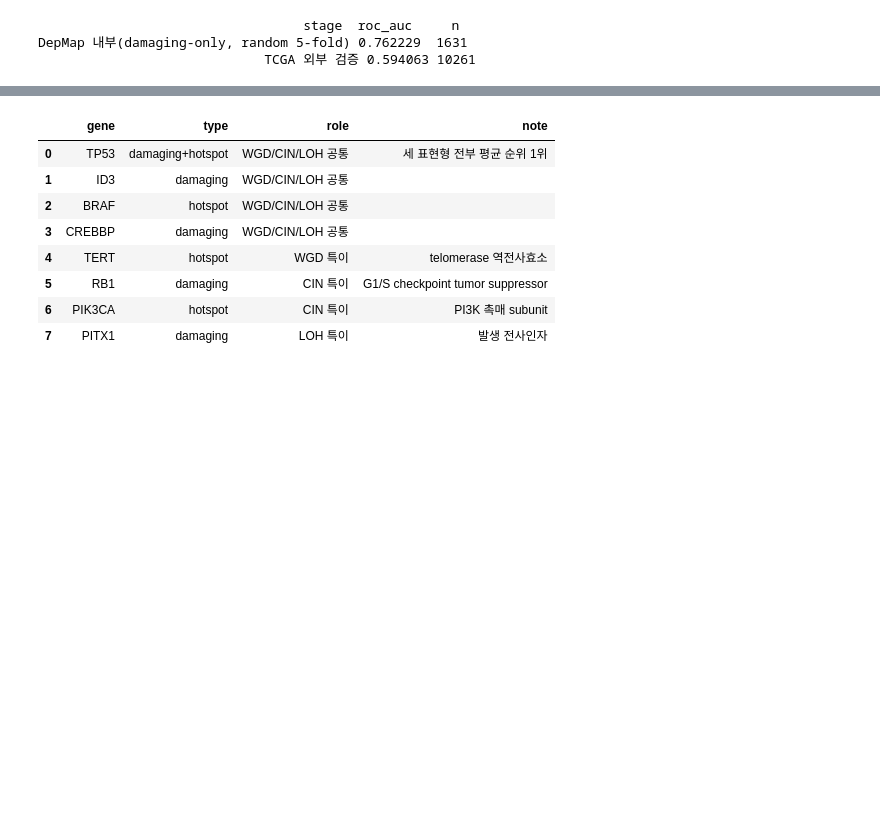
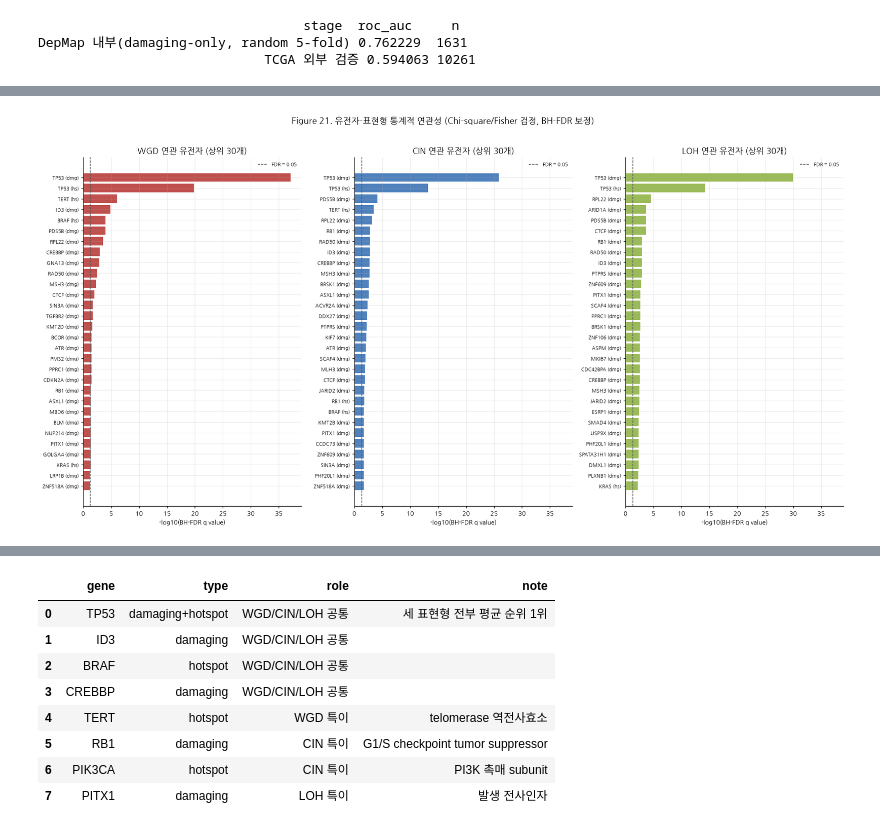
Before and after one commit to lkeonwoo94/AI-bio-proj-team-1, a Jupyter notebook: notebooks/02_key_results.ipynb, the cells around one changed output, grey strips where cells are left out. Drawn from its saved outputs; the diff is of its cells as text; code cells hidden in the pictures; blank space fills up the shorter version.

```diff
--- a/notebooks/02_key_results.ipynb
+++ b/notebooks/02_key_results.ipynb
@@ -435,0 +689,99 @@ DepMap 내부(damaging-only, random 5-fold) 0.762229  1631
+# %%
+# Figure 21/22 — scripts/42_mutation_association.py + 43_plot_mutation_association.py
+# 여기서 chi-square/Fisher 검정을 실제로 수행한다 (CSV 를 읽어오지 않는다).
+import re
+
+from scipy.stats import chi2_contingency, fisher_exact
+
+MIN_PREVALENCE = 0.01   # mutation 빈도 1% 미만 feature 제외 (outcome 과 무관한 필터)
+
+
+def bh_fdr(p_values: pd.Series) -> pd.Series:
+    """Benjamini-Hochberg FDR q-value (statsmodels 의존성 없이)."""
+    p = p_values.to_numpy(dtype=float)
+    order = np.argsort(p)
+    ranked = p[order] * len(p) / np.arange(1, len(p) + 1)
+    ranked = np.minimum.accumulate(ranked[::-1])[::-1]
+    q = np.empty_like(ranked)
+    q[order] = np.minimum(ranked, 1.0)
+    return pd.Series(q, index=p_values.index)
+
+
+# WGD 는 원래 binary, CIN/LOH 는 전체 코호트 중앙값으로 탐색용 이진화
+labels_bin = pd.DataFrame(index=cohort_y.index)
+labels_bin["wgd"] = cohort_y["wgd"].astype(int)
+for _t in ("cin", "loh"):
+    labels_bin[_t] = (cohort_y[_t] >= cohort_y[_t].median()).astype(int)
+
+_prev = cohort_X.mean(axis=0)
+X_assoc = cohort_X.loc[:, _prev[_prev >= MIN_PREVALENCE].sort_values(ascending=False).index]
+print(f"빈도 필터 통과 feature: {X_assoc.shape[1]}개 (prevalence >= {MIN_PREVALENCE:.1%})")
+
+
+def association_tests(X, labels, target):
+    """feature × binary phenotype 의 Fisher/chi-square, OR 와 95% CI, BH-FDR."""
+    outcome = labels[target].to_numpy()
+    rows = []
+    for feature in X.columns:
+        mut = X[feature].to_numpy().astype(int)
+        a = int(((mut == 1) & (outcome == 1)).sum())
+        b = int(((mut == 1) & (outcome == 0)).sum())
+        c = int(((mut == 0) & (outcome == 1)).sum())
+        d = int(((mut == 0) & (outcome == 0)).sum())
+        table = np.array([[a, b], [c, d]])
+        if (chi2_contingency(table, correction=False).expected_freq < 5).any():
+            odds_ratio, p_value = fisher_exact(table)
+            test = "Fisher exact"
+        else:
+            _, p_value, _, _ = chi2_contingency(table, correction=False)
+            odds_ratio = (a * d) / (b * c) if b and c else np.inf
+            test = "Chi-square"
+        # 0 cell 에서 OR/CI 가 무한대가 되지 않도록 Haldane-Anscombe 보정
+        aa, bb, cc, dd = np.array([a, b, c, d], dtype=float) + 0.5
+        log_or = np.log((aa * dd) / (bb * cc))
+        se = np.sqrt(1 / aa + 1 / bb + 1 / cc + 1 / dd)
+        rows.append({"feature": feature, "test": test, "odds_ratio": odds_ratio,
+                     "odds_ratio_ci_low": np.exp(log_or - 1.96 * se),
+                     "odds_ratio_ci_high": np.exp(log_or + 1.96 * se), "p_value": p_value})
+    out = pd.DataFrame(rows).sort_values("p_value").reset_index(drop=True)
+    out["fdr_q_value"] = bh_fdr(out["p_value"])
+    return out
+
+
+assoc = {}
+for _t in TARGETS:
+    assoc[_t] = association_tests(X_assoc, labels_bin, _t)
+    _n = int((assoc[_t].fdr_q_value < 0.05).sum())
+    print(f"[{TARGET_LABEL[_t]}] FDR < 0.05: {_n}개 / {len(assoc[_t])}개 "
+          f"(상위: {assoc[_t].iloc[0].feature}, q={assoc[_t].iloc[0].fdr_q_value:.2e})")
+
+
+def shorten_feature(name: str) -> str:
+    name = re.sub(r"\s*\(\d+\)", "", name)
+    return name.replace("_damaging", " (dmg)").replace("_hotspot", " (hs)")
+
+
+# --- Figure 21. 표현형별 상위 30개 연관 유전자 ---
+tops, max_val = {}, 0.0
+for _t in TARGETS:
+    top30 = assoc[_t].head(30).copy().sort_values("fdr_q_value", ascending=False)
+    top30["minus_log10_fdr"] = -np.log10(top30.fdr_q_value.clip(lower=1e-300))
+    top30["short_feature"] = top30.feature.map(shorten_feature)
+    tops[_t] = top30
+    max_val = max(max_val, top30.minus_log10_fdr.max())
+
+fig, axes = plt.subplots(1, 3, figsize=(18, 9))
+for ax, _t in zip(axes, TARGETS):
+    top30 = tops[_t]
+    ax.barh(top30.short_feature, top30.minus_log10_fdr, color=PHENOTYPE_COLORS[_t])
+    ax.axvline(-np.log10(0.05), color="#555", ls="--", lw=1, label="FDR = 0.05")
+    ax.set_title(f"{TARGET_LABEL[_t]} 연관 유전자 (상위 30개)", fontsize=13)
+    ax.set_xlabel("-log10(BH-FDR q value)")
+    ax.set_xlim(0, max_val * 1.05)
+    ax.tick_params(axis="y", labelsize=8)
+    ax.legend(fontsize=8)
+fig.suptitle("Figure 21. 유전자-표현형 통계적 연관성 (Chi-square/Fisher 검정, BH-FDR 보정)",
+             y=1.02, fontsize=14)
+fig.tight_layout()
+plt.show()
+# %% [output]
@@ -435,0 +792 @@ DepMap 내부(damaging-only, random 5-fold) 0.762229  1631
+[figure, added]
```
Also changed, not shown: parts of 15 cells of this notebook, 1 other file.
